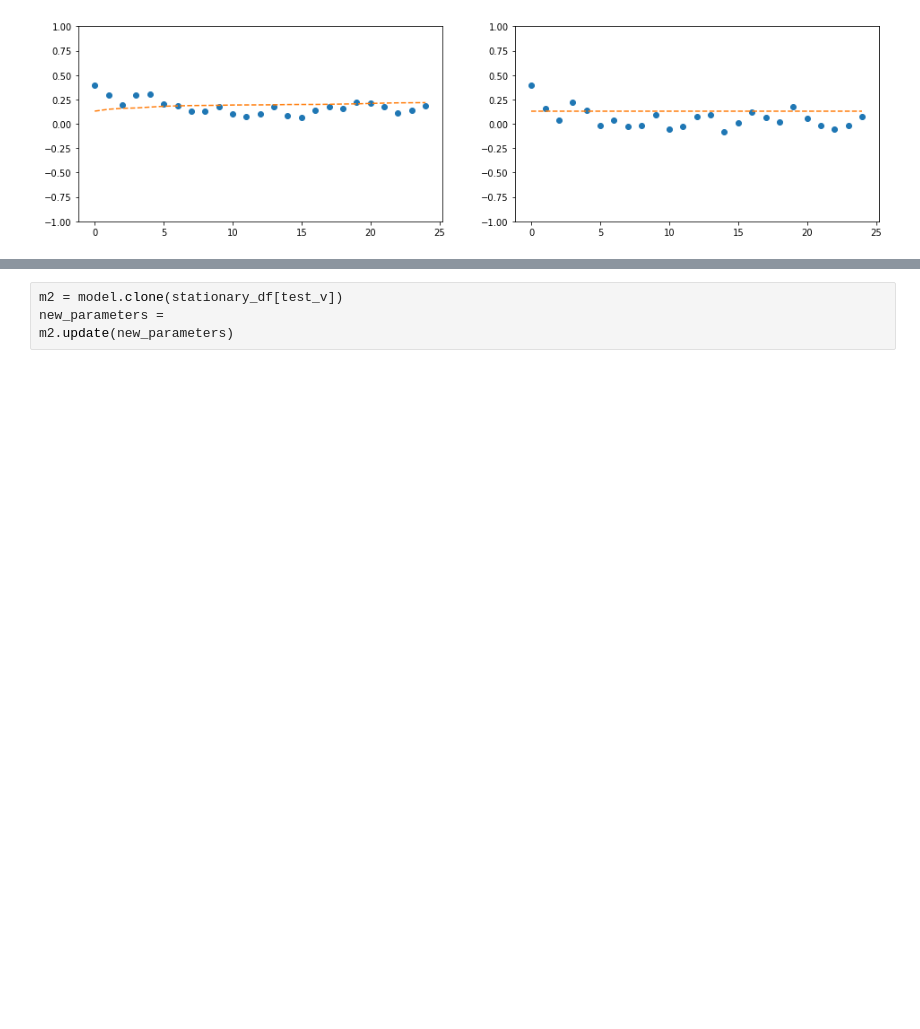
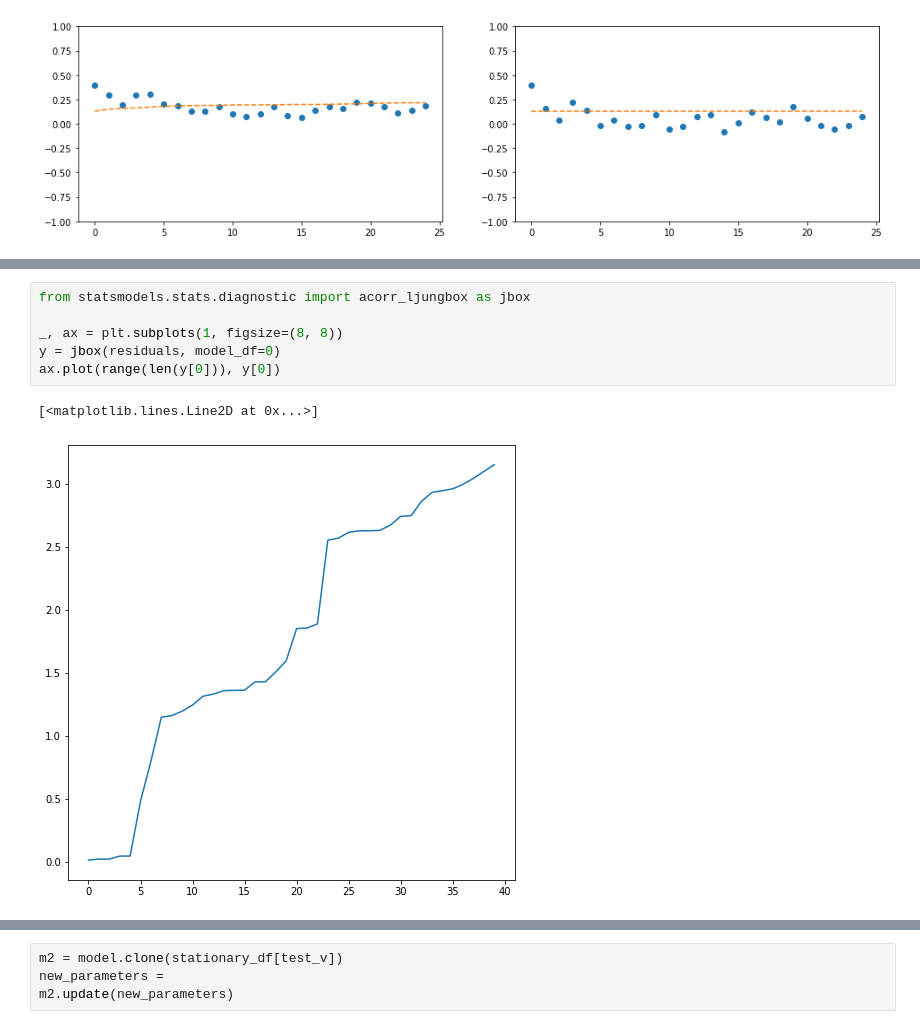
Before and after one commit to jthk1618/coffee-hypothesis, a Jupyter notebook: arima_garch.ipynb, the cells around one changed output, grey strips where cells are left out. Drawn from its saved outputs; the diff is of its cells as text; blank space fills up the shorter version.

```diff
--- a/arima_garch.ipynb
+++ b/arima_garch.ipynb
@@ -326,3 +318,12 @@ model_.plot(ax=ax)
+# %%
+from statsmodels.stats.diagnostic import acorr_ljungbox as jbox
+
+_, ax = plt.subplots(1, figsize=(8, 8))
+y = jbox(residuals, model_df=0)
+ax.plot(range(len(y[0])), y[0])
+# %% [output]
+[<matplotlib.lines.Line2D at 0x...>]
+[figure, added]
 # %%
 ar, ma, sig = fit.params
 
```
Also changed, not shown: parts of 4 cells of this notebook.
